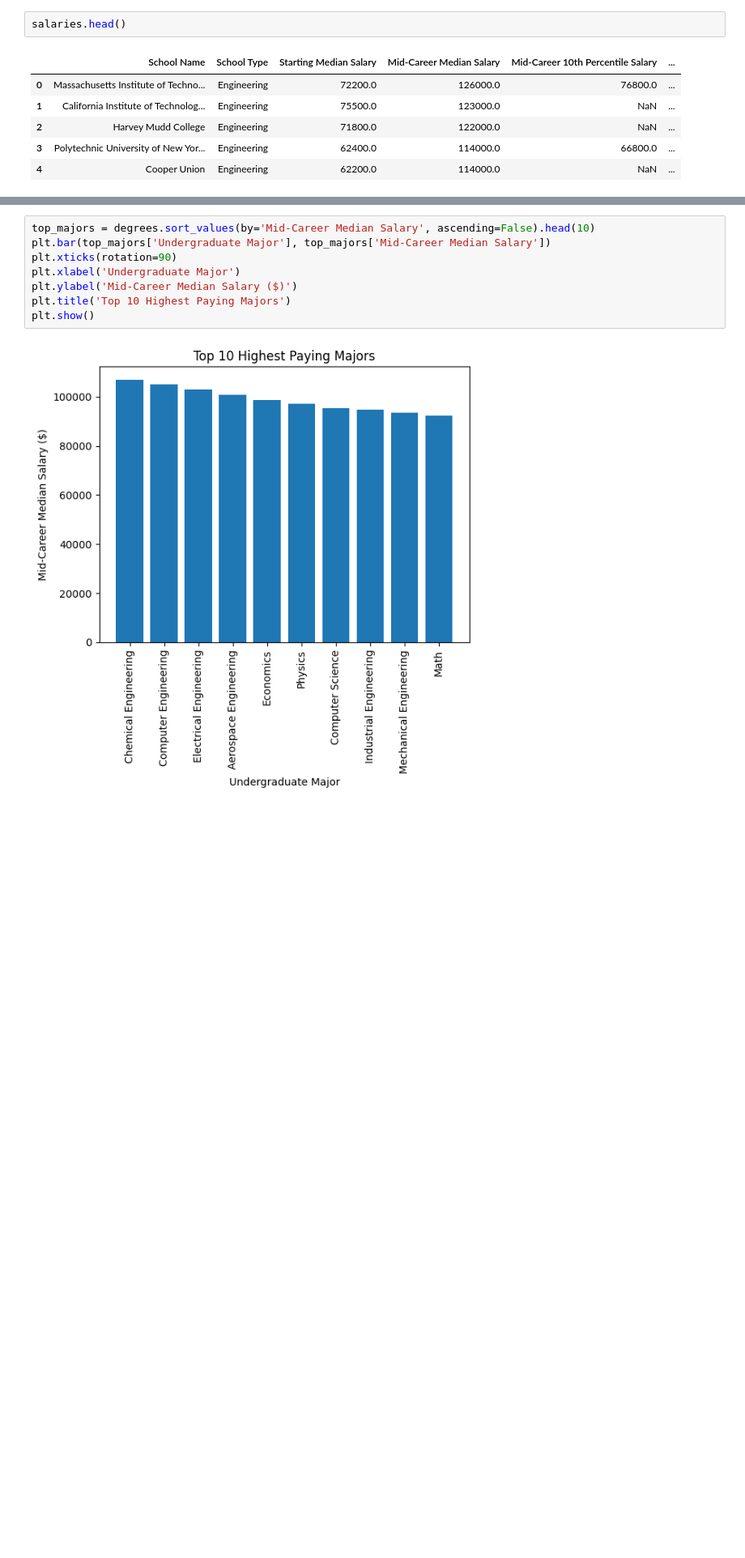
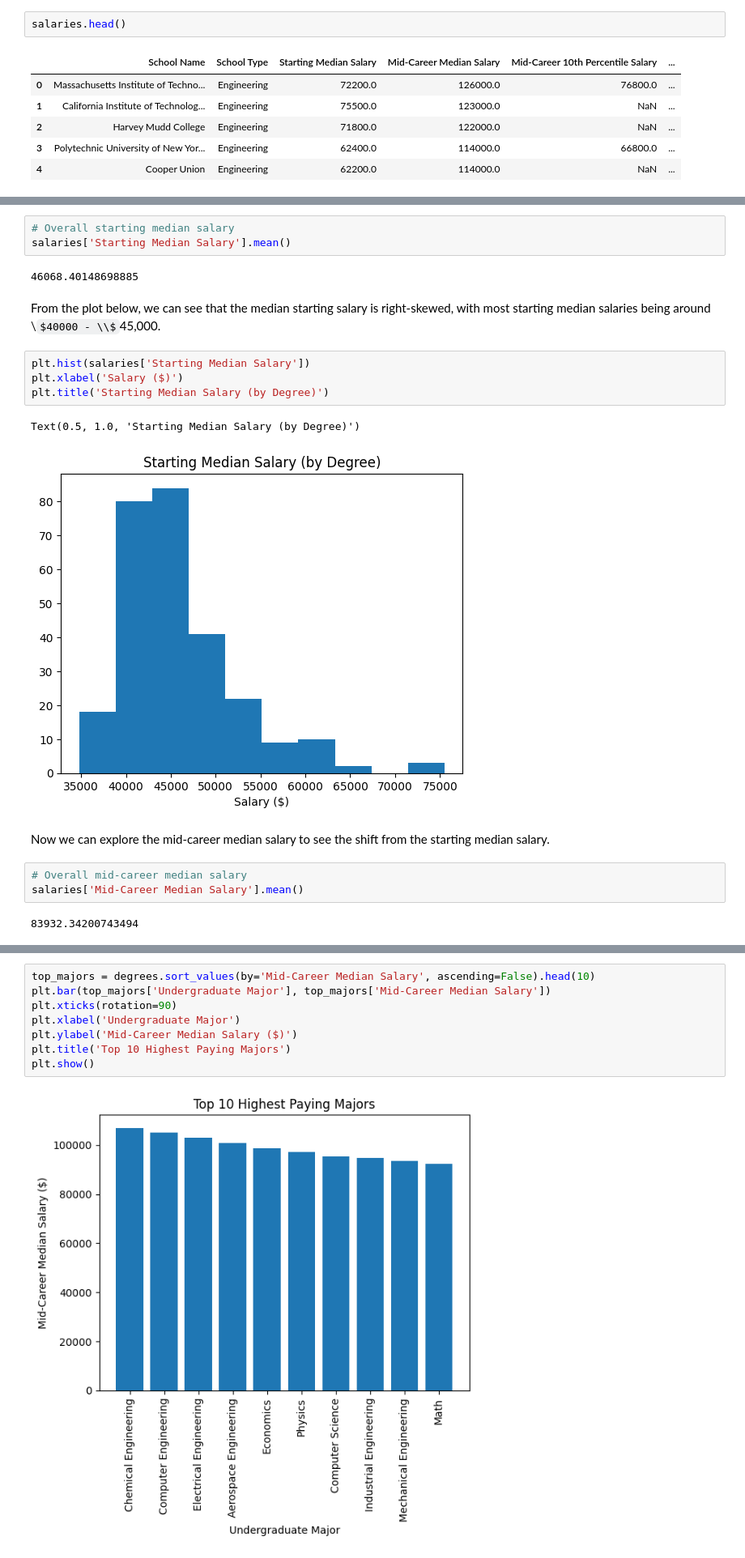
Before and after one commit to ashleyalee/DH140-Final, a Jupyter notebook: dh-140-final-AL.ipynb, the cells around one changed output, grey strips where cells are left out. Shown at 81% size. Saved outputs shown, nothing was run; the diff lists cells and outputs as text; some formulas as TeX source; blank space fills up the shorter version.

```diff
--- a/dh-140-final-AL.ipynb
+++ b/dh-140-final-AL.ipynb
@@ -91,0 +143,21 @@ plt.show()
+# %%
+# Overall starting median salary
+salaries['Starting Median Salary'].mean()
+# %% [output]
+46068.40148698885
+# %% [markdown]
+From the plot below, we can see that the median starting salary is right-skewed, with most starting median salaries being around \\$40000 - \\$45,000.
+# %%
+plt.hist(salaries['Starting Median Salary'])
+plt.xlabel('Salary ($)')
+plt.title('Starting Median Salary (by Degree)')
+# %% [output]
+Text(0.5, 1.0, 'Starting Median Salary (by Degree)')
+[figure, added]
+# %% [markdown]
+Now we can explore the mid-career median salary to see the shift from the starting median salary.
+# %%
+# Overall mid-career median salary
+salaries['Mid-Career Median Salary'].mean()
+# %% [output]
+83932.34200743494
```
Also changed, not shown: parts of 35 cells of this notebook, 1 other file.
